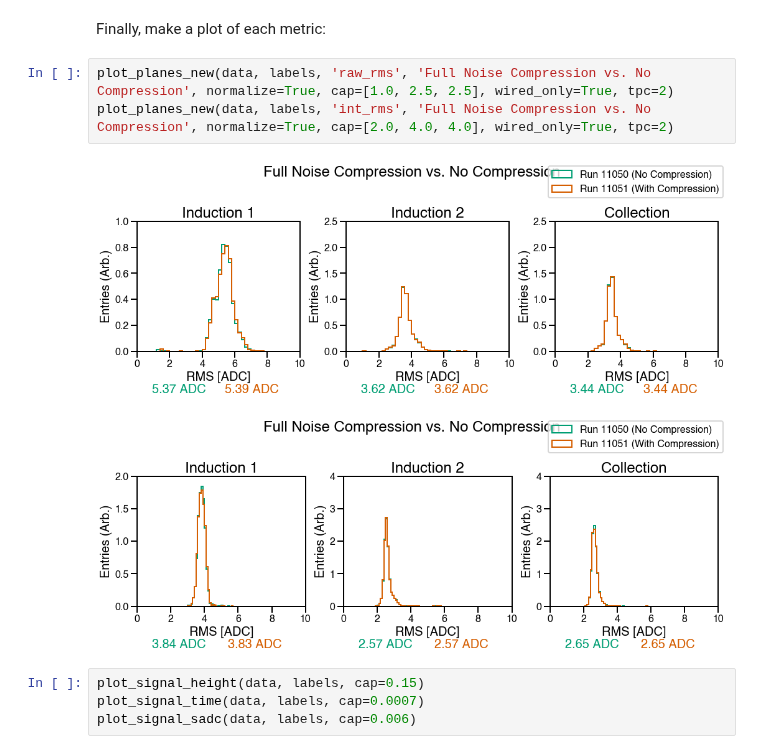
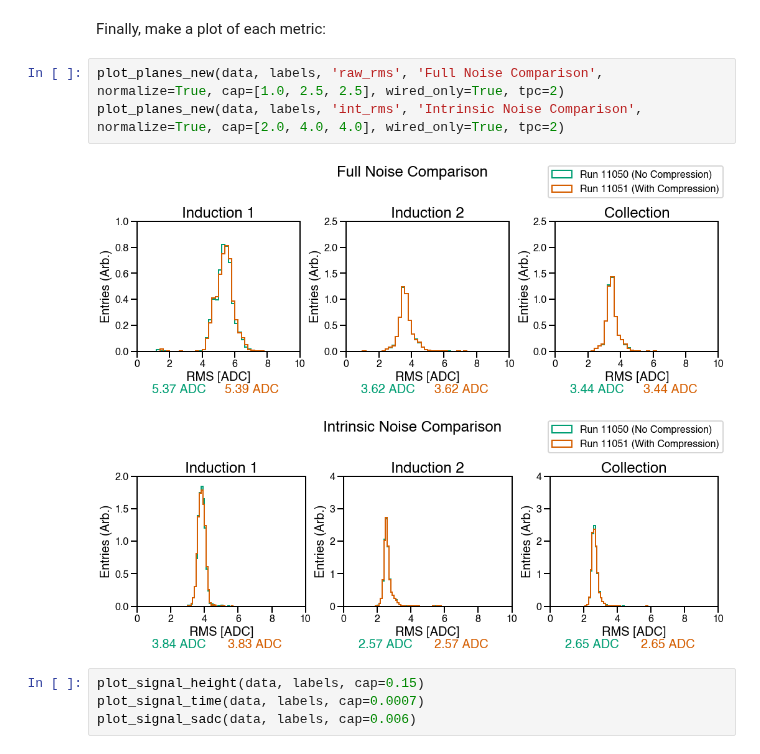
Before and after one commit to justinjmueller/icarus_tpc_analysis, a Jupyter notebook: miscellaneous/tpc_compression_comparison.ipynb, the cells around one changed output. Saved outputs shown, nothing was run; the diff lists cells and outputs as text.

Commit message:
Fix labeling mistake

```diff
--- a/miscellaneous/tpc_compression_comparison.ipynb
+++ b/miscellaneous/tpc_compression_comparison.ipynb
@@ -119,11 +119,11 @@ labels = ['Run 11050 (No Compression)', 'Run 11051 (With Compression)']
 # %% [markdown]
 Finally, make a plot of each metric:
 # %%
-plot_planes_new(data, labels, 'raw_rms', 'Full Noise Compression vs. No Compression', normalize=True, cap=[1.0, 2.5, 2.5], wired_only=True, tpc=2)
-plot_planes_new(data, labels, 'int_rms', 'Full Noise Compression vs. No Compression', normalize=True, cap=[2.0, 4.0, 4.0], wired_only=True, tpc=2)
+plot_planes_new(data, labels, 'raw_rms', 'Full Noise Comparison', normalize=True, cap=[1.0, 2.5, 2.5], wired_only=True, tpc=2)
+plot_planes_new(data, labels, 'int_rms', 'Intrinsic Noise Comparison', normalize=True, cap=[2.0, 4.0, 4.0], wired_only=True, tpc=2)
 # %% [output]
-[figure, old version]
+[figure, new version]
-[figure, old version]
+[figure, new version]
 # %%
 plot_signal_height(data, labels, cap=0.15)
 plot_signal_time(data, labels, cap=0.0007)
```
